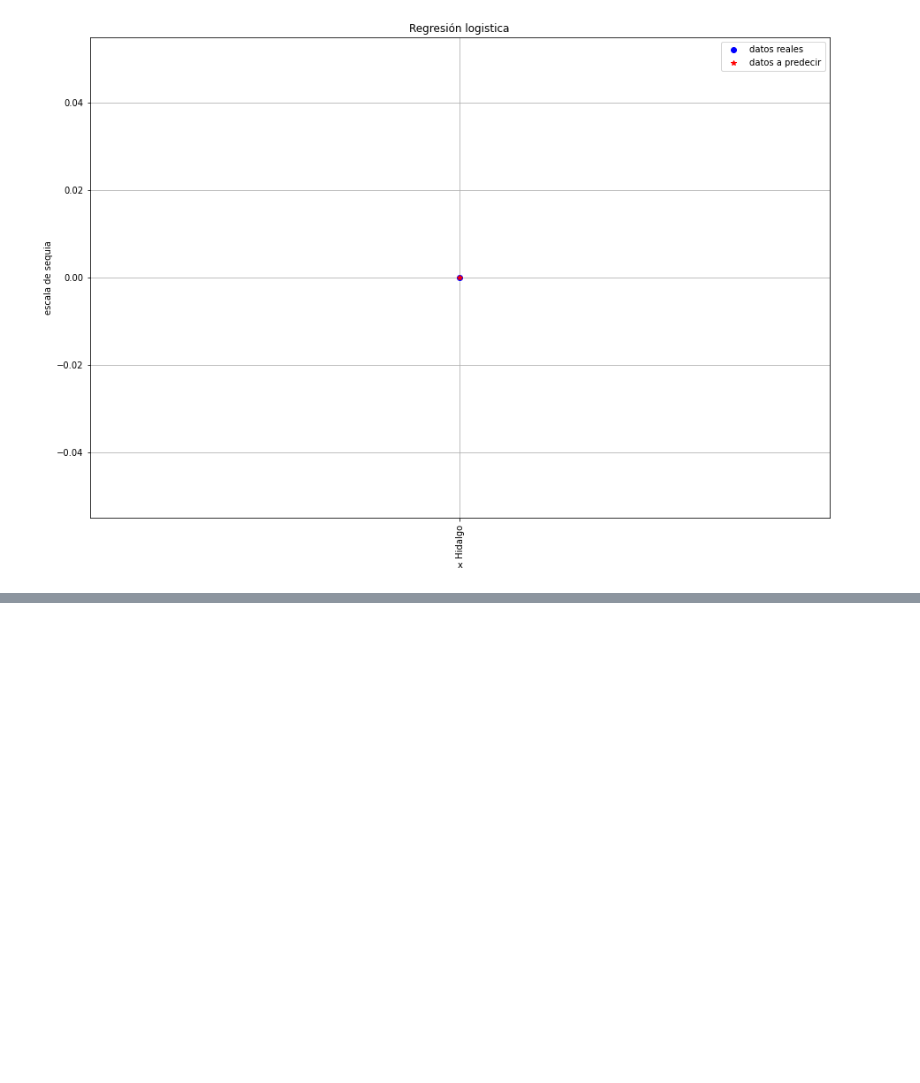
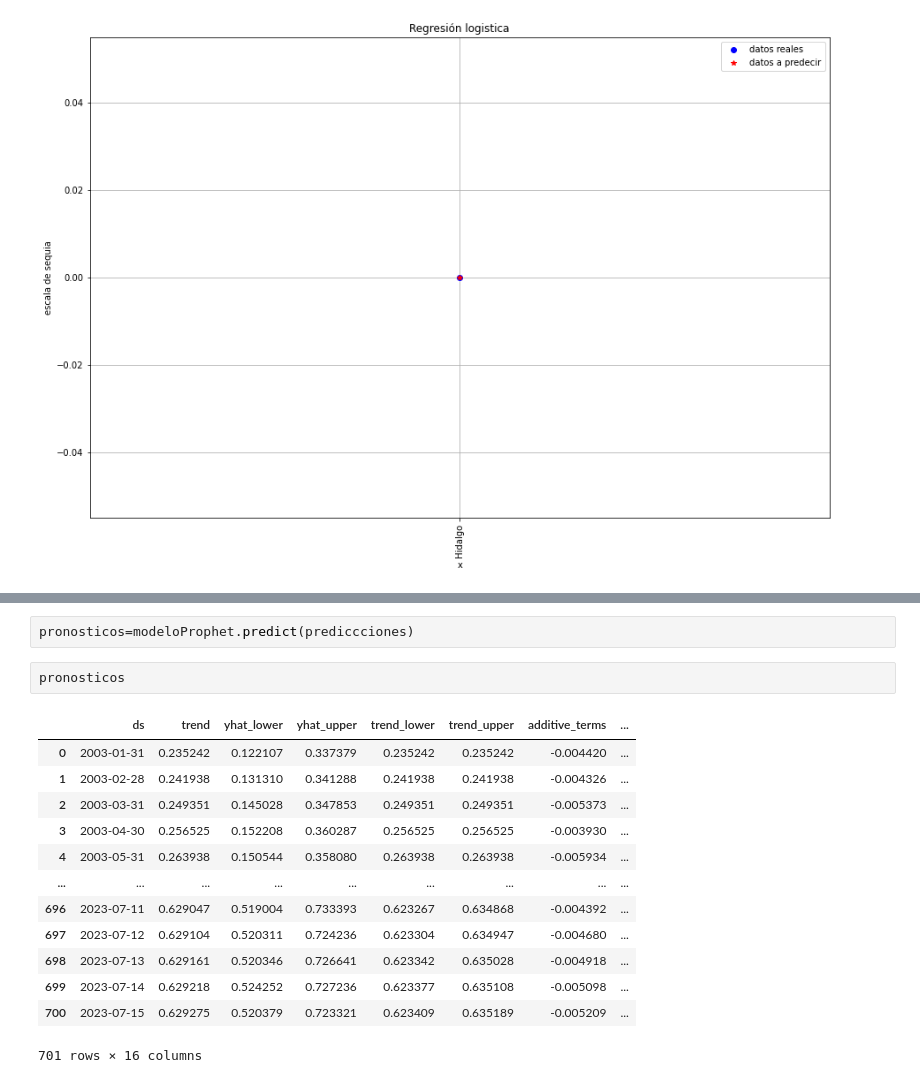
Before and after one commit to urielMontenegro1/datos_de_sequias, a Jupyter notebook: sequias_proyecto.ipynb, the cells around one changed output, grey strips where cells are left out. Cells and saved outputs as stored; diff of their text form; blank space fills up the shorter version.

```diff
--- a/sequias_proyecto.ipynb
+++ b/sequias_proyecto.ipynb
@@ -558,0 +618,18 @@ plt.show()
+# %%
+pronosticos=modeloProphet.predict(prediccciones)
+# %%
+pronosticos
+# %% [output]
+|  | ds | trend | yhat_lower | yhat_upper | trend_lower | trend_upper | additive_terms | ... |
+| 0 | 2003-01-31 | 0.235242 | 0.122107 | 0.337379 | 0.235242 | 0.235242 | -0.004420 | ... |
+| 1 | 2003-02-28 | 0.241938 | 0.131310 | 0.341288 | 0.241938 | 0.241938 | -0.004326 | ... |
+| 2 | 2003-03-31 | 0.249351 | 0.145028 | 0.347853 | 0.249351 | 0.249351 | -0.005373 | ... |
+| 3 | 2003-04-30 | 0.256525 | 0.152208 | 0.360287 | 0.256525 | 0.256525 | -0.003930 | ... |
+| 4 | 2003-05-31 | 0.263938 | 0.150544 | 0.358080 | 0.263938 | 0.263938 | -0.005934 | ... |
+| ... | ... | ... | ... | ... | ... | ... | ... | ... |
+| 696 | 2023-07-11 | 0.629047 | 0.519004 | 0.733393 | 0.623267 | 0.634868 | -0.004392 | ... |
+| 697 | 2023-07-12 | 0.629104 | 0.520311 | 0.724236 | 0.623304 | 0.634947 | -0.004680 | ... |
+| 698 | 2023-07-13 | 0.629161 | 0.520346 | 0.726641 | 0.623342 | 0.635028 | -0.004918 | ... |
+| 699 | 2023-07-14 | 0.629218 | 0.524252 | 0.727236 | 0.623377 | 0.635108 | -0.005098 | ... |
+| 700 | 2023-07-15 | 0.629275 | 0.520379 | 0.723321 | 0.623409 | 0.635189 | -0.005209 | ... |
+701 rows × 16 columns
```
Also changed, not shown: parts of 14 cells of this notebook.
